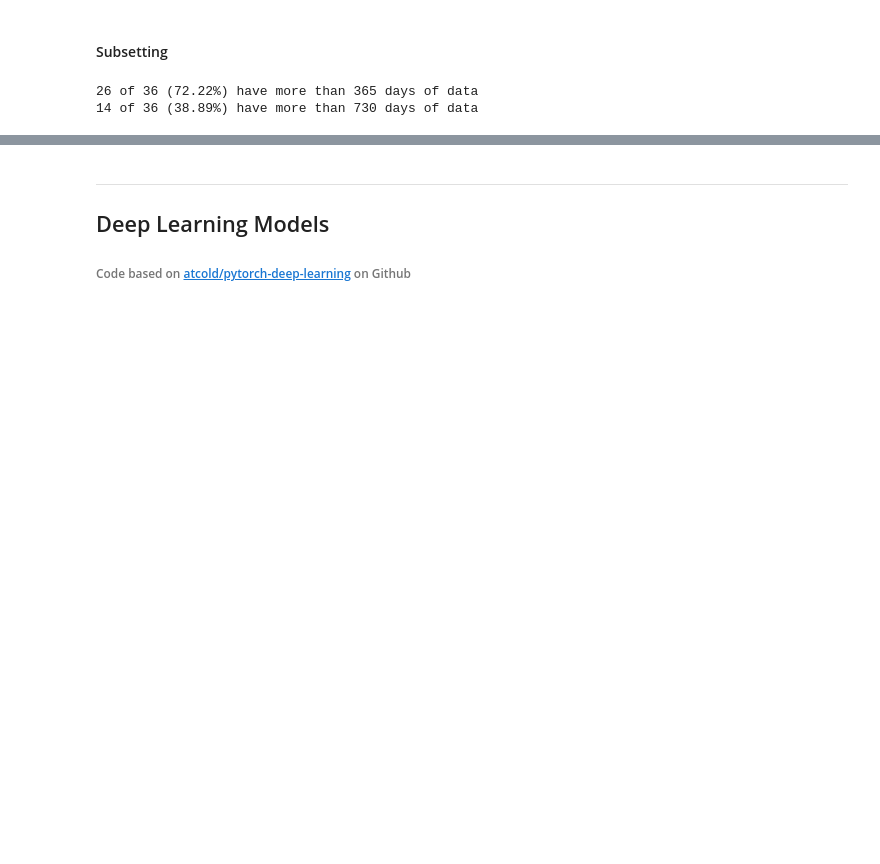
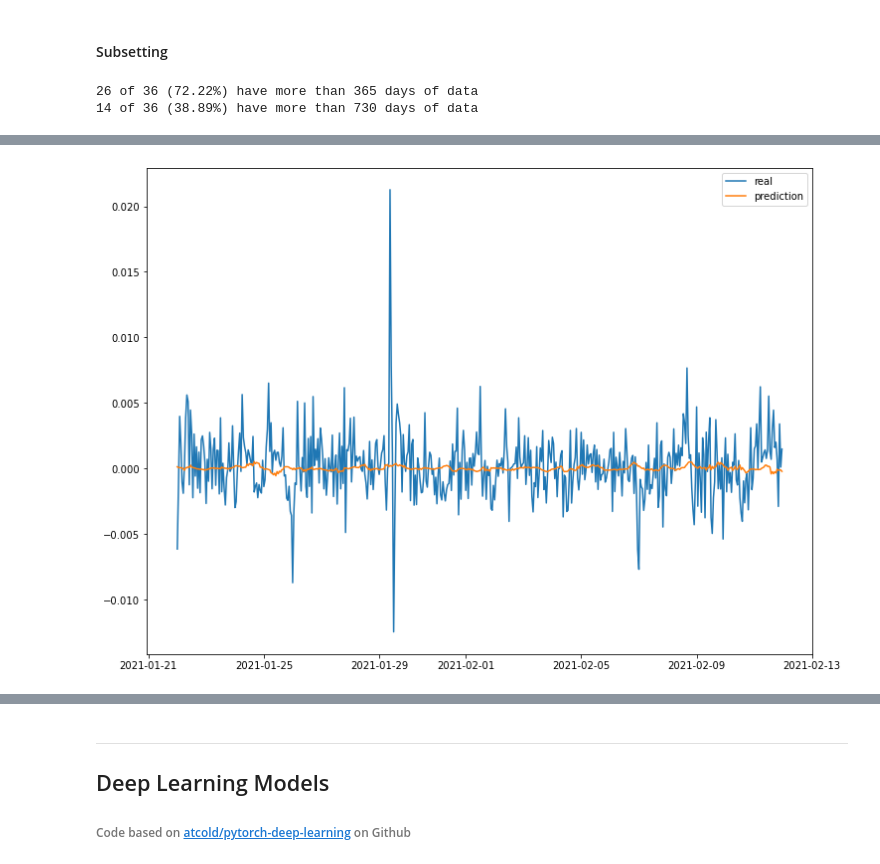
Before and after one commit to 0xHarrington/crypto-comovement, a Jupyter notebook: latent_factors.ipynb, the cells around one changed output, grey strips where cells are left out. Saved outputs shown, nothing was run; the diff lists cells and outputs as text; code cells hidden in the pictures; blank space fills up the shorter version.

```diff
--- a/latent_factors.ipynb
+++ b/latent_factors.ipynb
@@ -110,0 +167,6 @@ print("{0} of {1} ({2}%) have more than {3} days of data".format(n2, nall, p2, 2
+# %%
+import sklearn
+from sklearn.model_selection import train_test_split
+# ts_data = ts_data.asfreq(pd.infer_freq(ts_data.index))
+train_ts, test_ts = train_test_split(ts_data, test_size=.05, shuffle=False)
+print(f"train shape: [{train_ts.shape}], test shape: [{test_ts.shape}]")
@@ -110,0 +177,10 @@ print("{0} of {1} ({2}%) have more than {3} days of data".format(n2, nall, p2, 2
+# %%
+out = '{3}\t|AIC: {0:0.3f}, HQIC: {1:0.3f}, BIC: {2:0.3f}'
+ARs = {}
+lags = 5
+with warnings.catch_warnings():
+    warnings.filterwarnings("ignore")
+    for coin, ts in train_ts.iteritems():
+        ar = AutoReg(ts, lags=lags).fit()
+        print(out.format(ar.aic, ar.hqic, ar.bic, coin))
+        ARs[coin] = ar
@@ -110,0 +209,9 @@ print("{0} of {1} ({2}%) have more than {3} days of data".format(n2, nall, p2, 2
+# %%
+p_values_df = pd.DataFrame()
+for coin, mod in ARs.items():
+    p_values_df[coin] = mod.pvalues.values
+new_index = ['Intercept']
+for i in range(lags):
+    new_index.append(f"L{i+1}")
+p_values_df.index = new_index
+p_values_df
@@ -110,0 +227,22 @@ print("{0} of {1} ({2}%) have more than {3} days of data".format(n2, nall, p2, 2
+# %%
+preds, residuals = {}, {}
+for coin, ts in test_ts.iteritems():
+        ar = ARs[coin]
+        yhat = ar.model.predict(ar.params,end=len(ts) + (lags - 1))
+        preds[coin] = yhat
+        residuals[coin]= ts.values - yhat
+# %%
+btc_y = test_ts['BTC']
+btc_yhat = preds['BTC']
+btc_yhat.index = btc_y.index
+btc_res = residuals['BTC']
+btc_res.index = btc_y.index
+
+fig = plt.figure(figsize=(12,9))
+plt.plot(btc_y, label ='real')
+plt.plot(btc_yhat, label ='prediction')
+# plt.plot(btc_res, label ='residual')
+plt.legend()
+plt.show()
+# %% [output]
+[figure, added]
```
Also changed, not shown: parts of 25 cells of this notebook.
